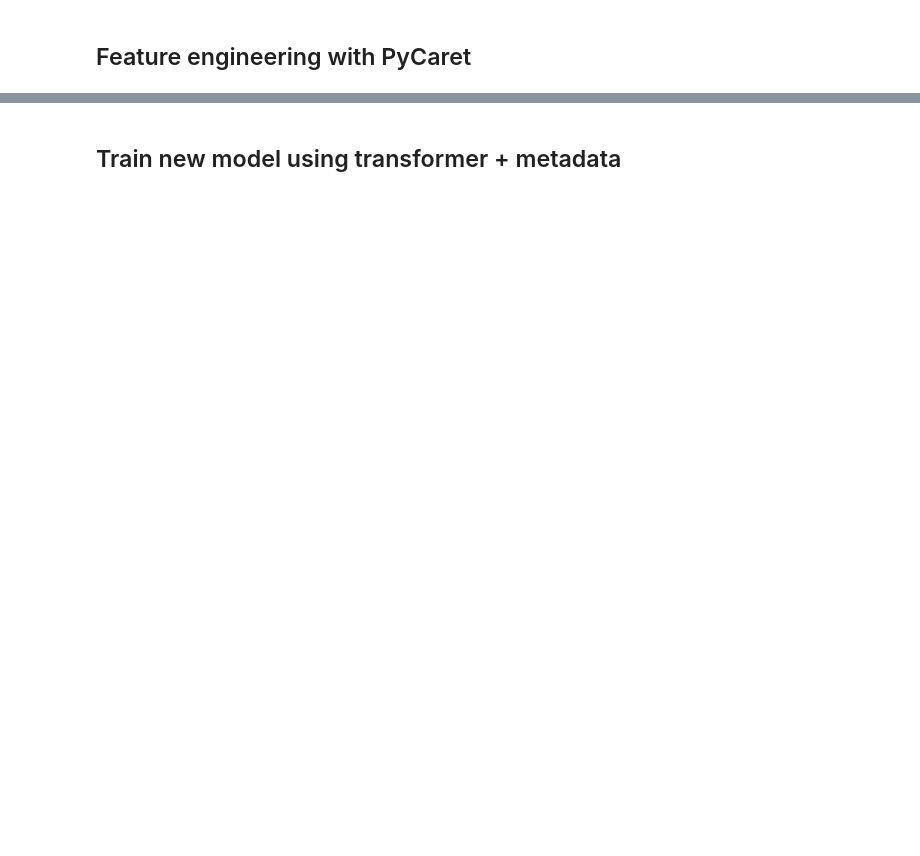
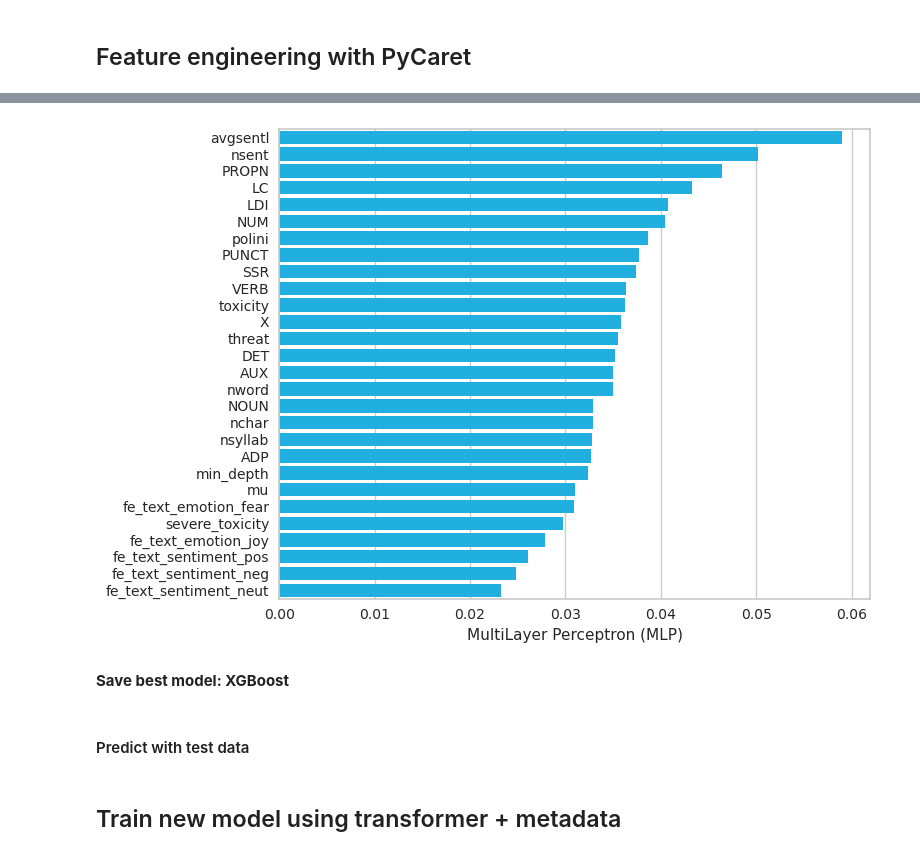
Before and after one commit to AlbertoUAH/autexTification, a Jupyter notebook: src/AuTexTification_fe_attached_models.ipynb, the cells around one changed output, grey strips where cells are left out. Drawn from its saved outputs; the diff is of its cells as text; code cells hidden in the pictures; blank space fills up the shorter version.

```diff
--- a/src/AuTexTification_fe_attached_models.ipynb
+++ b/src/AuTexTification_fe_attached_models.ipynb
@@ -150,0 +128,8 @@ interpret_model(best_model[0])
+# %%
+# -- AutoML:
+# ---- Fix imbalance
+pd.set_option('display.max_rows', None)
+s = setup(data = autextification_df, target = 'label', numeric_features=list(autextification_df.columns)[1:],
+          feature_selection_method='classic', categorical_features = [], session_id=1234, feature_selection=True,
+          n_features_to_select=0.5, fix_imbalance=False, use_gpu=True, normalize=True)
+best_model = compare_models(sort = 'F1', n_select=4, cross_validation=False, include=['mlp'], turbo=False)
@@ -150,0 +157,20 @@ interpret_model(best_model[0])
+# %%
+# -- Multilayer Perceptron (MLP)
+importance = abs(best_model.coefs_[0]).sum(axis=1)
+importance = importance / importance.sum()
+
+feature_names = list(best_model.feature_names_in_)
+importance_dict = dict(zip(feature_names, importance))
+
+importance_sorted = sorted(importance_dict.items(), key=lambda x: x[1], reverse=True)
+feature_names_sorted = [x[0] for x in importance_sorted]
+importance_sorted = [x[1] for x in importance_sorted]
+
+sns.barplot(x=importance_sorted, y=feature_names_sorted, color="deepskyblue")
+plt.xlabel('MultiLayer Perceptron (MLP)')
+plt.tight_layout()
+plt.show()
+# %% [output]
+[figure, added]
+# %% [markdown]
+__Save best model: XGBoost__
@@ -150,0 +180,2 @@ interpret_model(best_model[0])
+# %% [markdown]
+#### Predict with test data
```
Also changed, not shown: parts of 32 cells of this notebook, 1 other file.
